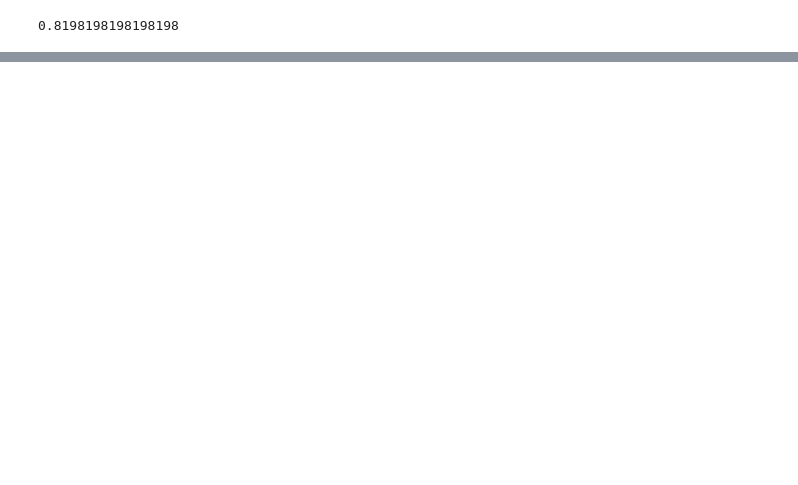
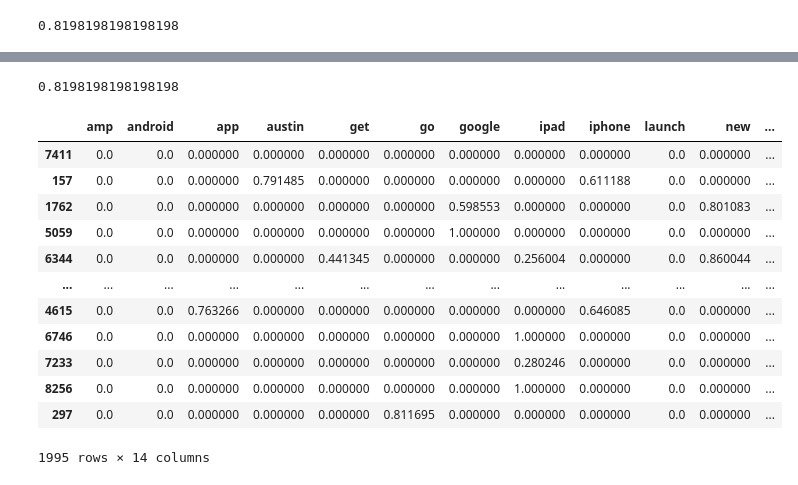
Before and after one commit to juved/Unveiling-Sentiments-on-Apple-and-Google-Products, a Jupyter notebook: Notebooks/Clean-Juve.ipynb, the cells around one changed output, grey strips where cells are left out. Drawn from its saved outputs; the diff is of its cells as text; code cells hidden in the pictures; blank space fills up the shorter version.

```diff
--- a/Notebooks/Clean-Juve.ipynb
+++ b/Notebooks/Clean-Juve.ipynb
@@ -501,0 +612,40 @@ from sklearn.metrics import confusion_matrix
+# %%
+X_t, X_val, y_t, y_val = train_test_split(X_train['cleaned'], y_train,
+                                          test_size=0.25, random_state=42)
+# %%
+tfidf = TfidfVectorizer(min_df=0.05, max_df=0.95,
+                preprocessor=doc_preparer)
+X_t_vec = tfidf.fit_transform(X_t)
+X_t_vec  = pd.DataFrame.sparse.from_spmatrix(X_t_vec)
+X_t_vec.columns = sorted(tfidf.vocabulary_)
+X_t_vec.set_index(y_t.index, inplace=True)
+
+X_val_vec = tfidf.transform(X_val)
+X_val_vec  = pd.DataFrame.sparse.from_spmatrix(X_val_vec)
+X_val_vec.columns = sorted(tfidf.vocabulary_)
+X_val_vec.set_index(y_val.index, inplace=True)
+
+mnb = MultinomialNB()
+
+mnb.fit(X_t_vec, y_t)
+y_hat = mnb.predict(X_val_vec)
+
+precision_score(y_val, y_hat)
+# %% [output]
+0.8198198198198198
+# %%
+X_t_vec
+# %% [output]
+|  | amp | android | app | austin | get | go | google | ipad | iphone | launch | new | ... |
+| 7411 | 0.0 | 0.0 | 0.000000 | 0.000000 | 0.000000 | 0.000000 | 0.000000 | 0.000000 | 0.000000 | 0.0 | 0.000000 | ... |
+| 157 | 0.0 | 0.0 | 0.000000 | 0.791485 | 0.000000 | 0.000000 | 0.000000 | 0.000000 | 0.611188 | 0.0 | 0.000000 | ... |
+| 1762 | 0.0 | 0.0 | 0.000000 | 0.000000 | 0.000000 | 0.000000 | 0.598553 | 0.000000 | 0.000000 | 0.0 | 0.801083 | ... |
+| 5059 | 0.0 | 0.0 | 0.000000 | 0.000000 | 0.000000 | 0.000000 | 1.000000 | 0.000000 | 0.000000 | 0.0 | 0.000000 | ... |
+| 6344 | 0.0 | 0.0 | 0.000000 | 0.000000 | 0.441345 | 0.000000 | 0.000000 | 0.256004 | 0.000000 | 0.0 | 0.860044 | ... |
+| ... | ... | ... | ... | ... | ... | ... | ... | ... | ... | ... | ... | ... |
+| 4615 | 0.0 | 0.0 | 0.763266 | 0.000000 | 0.000000 | 0.000000 | 0.000000 | 0.000000 | 0.646085 | 0.0 | 0.000000 | ... |
+| 6746 | 0.0 | 0.0 | 0.000000 | 0.000000 | 0.000000 | 0.000000 | 0.000000 | 1.000000 | 0.000000 | 0.0 | 0.000000 | ... |
+| 7233 | 0.0 | 0.0 | 0.000000 | 0.000000 | 0.000000 | 0.000000 | 0.000000 | 0.280246 | 0.000000 | 0.0 | 0.000000 | ... |
+| 8256 | 0.0 | 0.0 | 0.000000 | 0.000000 | 0.000000 | 0.000000 | 0.000000 | 1.000000 | 0.000000 | 0.0 | 0.000000 | ... |
+| 297 | 0.0 | 0.0 | 0.000000 | 0.000000 | 0.000000 | 0.811695 | 0.000000 | 0.000000 | 0.000000 | 0.0 | 0.000000 | ... |
+1995 rows × 14 columns
```
Also changed, not shown: parts of 16 cells of this notebook.
